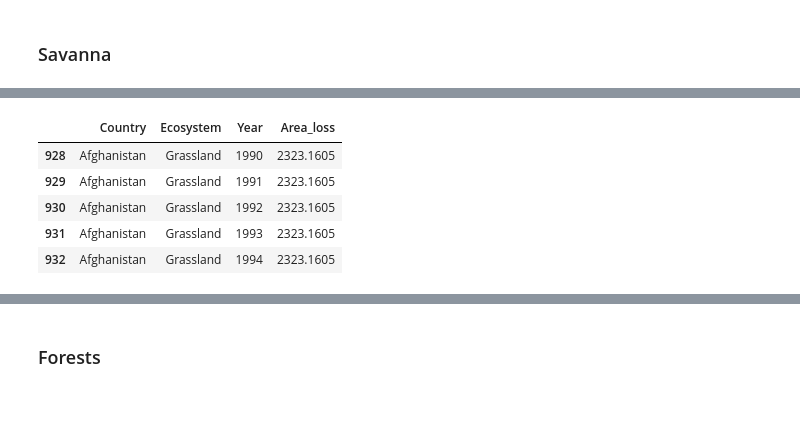
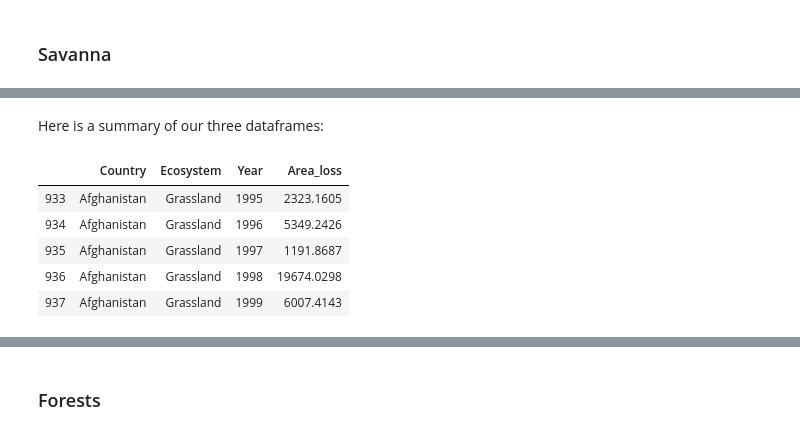
Before and after one commit to CeliaBenquet/Project_ADA, a Jupyter notebook: ada_project_true.ipynb, the cells around one changed output, grey strips where cells are left out. Drawn from its saved outputs; the diff is of its cells as text; code cells hidden in the pictures; blank space fills up the shorter version.

Commit message:
Add the savanna analysis

```diff
--- a/ada_project_true.ipynb
+++ b/ada_project_true.ipynb
@@ -53,0 +131,3 @@ savannaFinal = savannaCountry.drop(['Flag', 'Unit','Year Code', 'Element', 'Elem
+# %%
+savannaSurface = savannaSurface[(savannaSurface['Year']>1994) & (savannaSurface['Year']<2008)]
+savannaSurface.head(2)
@@ -54,9 +192,18 @@ savannaFinal = savannaCountry.drop(['Flag', 'Unit','Year Code', 'Element', 'Elem
+# %%
+savannaCountry = savannaCountry.drop(['Flag', 'Unit','Year Code', 'Element', 'Element Code','Country Code', 'Item Code'], axis=1)\
+                             .rename(columns={"Value": "Area_loss","Item": "Ecosystem"})
+savannaRegion = savannaRegion.drop(['Flag', 'Unit','Year Code', 'Element', 'Element Code','Country Code', 'Item Code'], axis=1)\
+                             .rename(columns={"Value": "Area_loss","Item": "Ecosystem"})
+savannaEconomical_segment = savannaEconomical_segment.drop(['Flag', 'Unit','Year Code', 'Element', 'Element Code','Country Code', 'Item Code'], axis=1)\
+                             .rename(columns={"Value": "Area_loss","Item": "Ecosystem"})
+# %% [markdown]
+Here is a summary of our three dataframes:
 # %%
-savannaFinal.head()
+savannaCountry.head()
 # %% [output]
 |  | Country | Ecosystem | Year | Area_loss |
-| 928 | Afghanistan | Grassland | 1990 | 2323.1605 |
-| 929 | Afghanistan | Grassland | 1991 | 2323.1605 |
-| 930 | Afghanistan | Grassland | 1992 | 2323.1605 |
-| 931 | Afghanistan | Grassland | 1993 | 2323.1605 |
-| 932 | Afghanistan | Grassland | 1994 | 2323.1605 |
+| 933 | Afghanistan | Grassland | 1995 | 2323.1605 |
+| 934 | Afghanistan | Grassland | 1996 | 5349.2426 |
+| 935 | Afghanistan | Grassland | 1997 | 1191.8687 |
+| 936 | Afghanistan | Grassland | 1998 | 19674.0298 |
+| 937 | Afghanistan | Grassland | 1999 | 6007.4143 |
```
Also changed, not shown: parts of 28 cells of this notebook.
